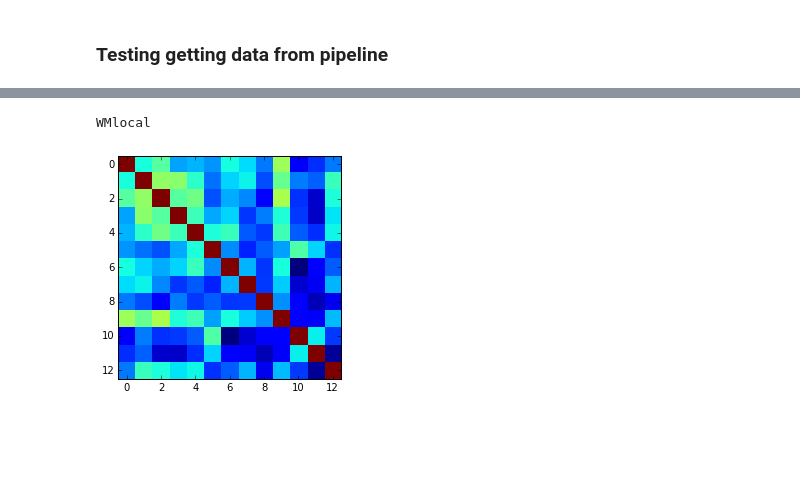
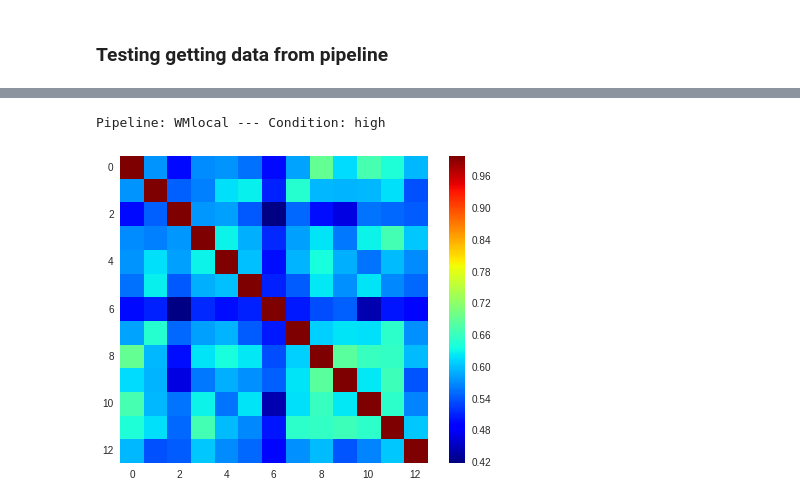
Before and after one commit to simpace/processing-scripts, a Jupyter notebook: simpace/signals2results.ipynb, the cells around one changed output, grey strips where cells are left out. Saved outputs shown, nothing was run; the diff lists cells and outputs as text; code cells hidden in the pictures; blank space fills up the shorter version.

Commit message:
visualization functions

```diff
--- a/simpace/signals2results.ipynb
+++ b/simpace/signals2results.ipynb
@@ -217,0 +292,28 @@ high : 10.83 mean: 0.34 mean(abs): 0.342 std(norm): 13.35 std(mean) 0.149
+# %%
+pipe = 'NR_4'
+cond='low'
+conds_files, pipeline = s2r.get_conds_filenames(dbase, addjson=pipe,
+                                                pipeline_dic=pipeline_dic)
+common_labels = s2r._get_common_labels(conds_files, idx0=1)
+conds_arr, stored_params = s2r.compute_corr_mtx(conds_files, common_labels)
+
+fig, axes = plt.subplots(2,2, figsize=(10,10))
+fig.suptitle(pipeline_dic[pipe], fontsize=16)
+
+
+
+axes.shape
+#print([a for a in axes.flatten()])
+#for idx,(i,j) in enumerate([(0,0), (0,1), (1,0), (1,1)]):
+for idx, ax in enumerate(axes.flatten()):
+    cond = ordered_conds[idx]
+    c = s2r.smpce_corr_btw_sess_cond(conds_arr[cond])
+    img = ax.imshow(c,interpolation='nearest', cmap='jet', vmin=.42, vmax=1.)
+    #fig.colorbar(img)
+    ax.axes.grid(False)
+    ax.axes.set_xlabel(cond)
+
+fig.subplots_adjust(right=0.8)
+cbar_ax = fig.add_axes([0.85, 0.15, 0.05, 0.7])
+fig.colorbar(img, cax=cbar_ax)
+#print(pipe)
@@ -218,10 +325,12 @@ high : 10.83 mean: 0.34 mean(abs): 0.342 std(norm): 13.35 std(mean) 0.149
 # %%
-c = s2r.smpce_corr_btw_sess_cond(conds_arr['none'])
-plt.imshow(c,interpolation='nearest',)
-print(pipeline)
+c = s2r.smpce_corr_btw_sess_cond(conds_arr[cond])
+ax = plt.imshow(c,interpolation='nearest', cmap='jet', vmin=.42, vmax=1.)
+ax.axes.grid(False)
+plt.colorbar()
+print('Pipeline:', pipeline, '--- Condition:', cond)
 # %% [output]
-WMlocal
+Pipeline: WMlocal --- Condition: high
-[figure, old version]
+[figure, new version]
 # %%
 
 def plot_pipeline_summary(conds_summary, title, pipeline=None, minall=-.4, maxall=.4):
```
Also changed, not shown: parts of 17 cells of this notebook.
